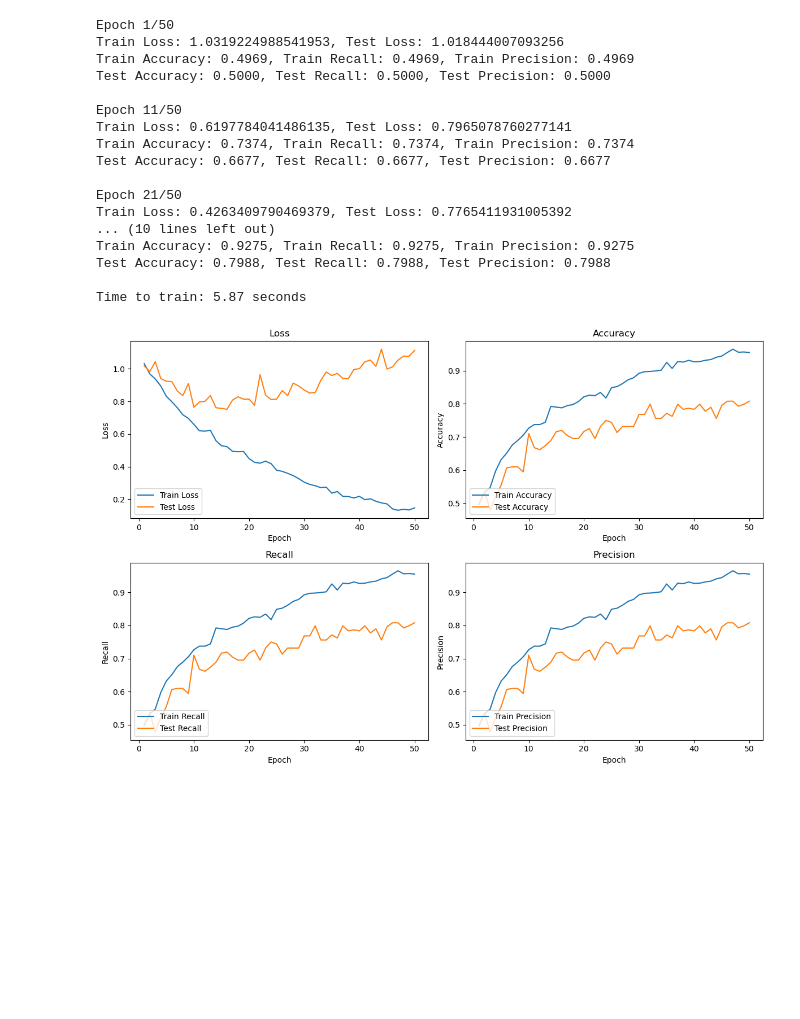
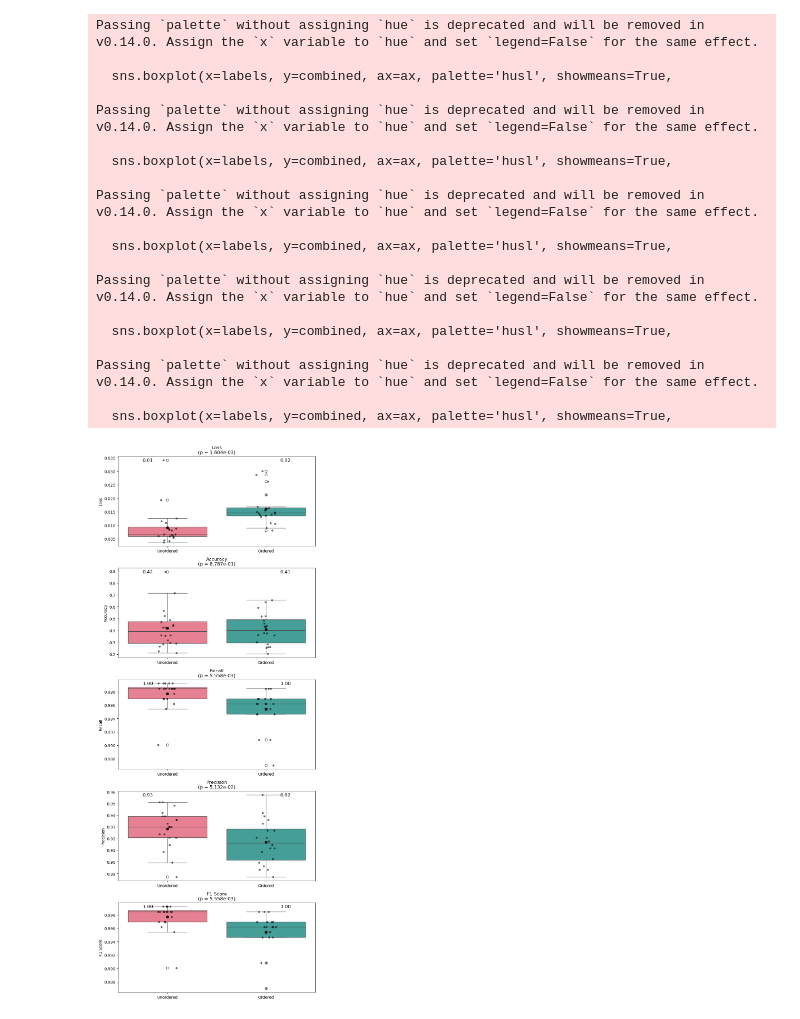
Before and after one commit to robcli/20.490_Deep_Learning_Biology, a Jupyter notebook: Taxonomic_Model.ipynb, the cells around one changed output. Saved outputs shown, nothing was run; the diff lists cells and outputs as text; code cells hidden in the pictures; blank space fills up the shorter version.

```diff
--- a/Taxonomic_Model.ipynb
+++ b/Taxonomic_Model.ipynb
@@ -317,0 +649,16 @@ Time to train: 6.03 seconds
+# %%
+# Binary
+# Ordered_species
+metrics_bin_ordered, roc_curves_bin_ordered, pr_curves_bin_ordered = run_multiple_trainings(
+    species_data=species_filtered_data_ordered,
+    diagnosis_data=diagnosis_data,
+    class_names=class_names,
+    binary=True,
+    device=device,
+    epochs=50,
+    batch_size=32,
+    n_runs=20
+)
+
+plot_metrics_all_runs(epochs=50, all_metrics=metrics_bin_ordered)
+plot_roc_pr_all_runs(roc_curves_bin_ordered, pr_curves_bin_ordered, class_names)
@@ -362,22 +711,3 @@ Time to train: 5.99 seconds
 # %%
 # CD vs UC vs healthy prediction with filtered genus data
-model = train_and_evaluate(genus_filtered_data, diagnosis_data, binary=False, device=device, epochs=50, batch_size=32)
+#model = train_and_evaluate(genus_filtered_data, diagnosis_data, binary=False, device=device, epochs=50, batch_size=32)
-# %% [output]
-Epoch 1/50
-Train Loss: 1.0319224988541953, Test Loss: 1.018444007093256
-Train Accuracy: 0.4969, Train Recall: 0.4969, Train Precision: 0.4969
-Test Accuracy: 0.5000, Test Recall: 0.5000, Test Precision: 0.5000
-
-Epoch 11/50
-Train Loss: 0.6197784041486135, Test Loss: 0.7965078760277141
-Train Accuracy: 0.7374, Train Recall: 0.7374, Train Precision: 0.7374
-Test Accuracy: 0.6677, Test Recall: 0.6677, Test Precision: 0.6677
-
-Epoch 21/50
-Train Loss: 0.4263409790469379, Test Loss: 0.7765411931005392
-... (10 lines left out)
-Train Accuracy: 0.9275, Train Recall: 0.9275, Train Precision: 0.9275
-Test Accuracy: 0.7988, Test Recall: 0.7988, Test Precision: 0.7988
-
-Time to train: 5.87 seconds
-[figure, removed]
@@ -383,0 +759,24 @@ Time to train: 5.87 seconds
+# %%
+# Compare performance metrics for binary classification
+compare_final_metrics(metrics_bin_unordered, metrics_bin_ordered)
+# %% [output]
+Passing `palette` without assigning `hue` is deprecated and will be removed in v0.14.0. Assign the `x` variable to `hue` and set `legend=False` for the same effect.
+
+  sns.boxplot(x=labels, y=combined, ax=ax, palette='husl', showmeans=True,
+
+Passing `palette` without assigning `hue` is deprecated and will be removed in v0.14.0. Assign the `x` variable to `hue` and set `legend=False` for the same effect.
+
+  sns.boxplot(x=labels, y=combined, ax=ax, palette='husl', showmeans=True,
+
+Passing `palette` without assigning `hue` is deprecated and will be removed in v0.14.0. Assign the `x` variable to `hue` and set `legend=False` for the same effect.
+
+  sns.boxplot(x=labels, y=combined, ax=ax, palette='husl', showmeans=True,
+
+Passing `palette` without assigning `hue` is deprecated and will be removed in v0.14.0. Assign the `x` variable to `hue` and set `legend=False` for the same effect.
+
+  sns.boxplot(x=labels, y=combined, ax=ax, palette='husl', showmeans=True,
+
+Passing `palette` without assigning `hue` is deprecated and will be removed in v0.14.0. Assign the `x` variable to `hue` and set `legend=False` for the same effect.
+
+  sns.boxplot(x=labels, y=combined, ax=ax, palette='husl', showmeans=True,
+[figure, added]
```
Also changed, not shown: parts of 24 cells of this notebook.
